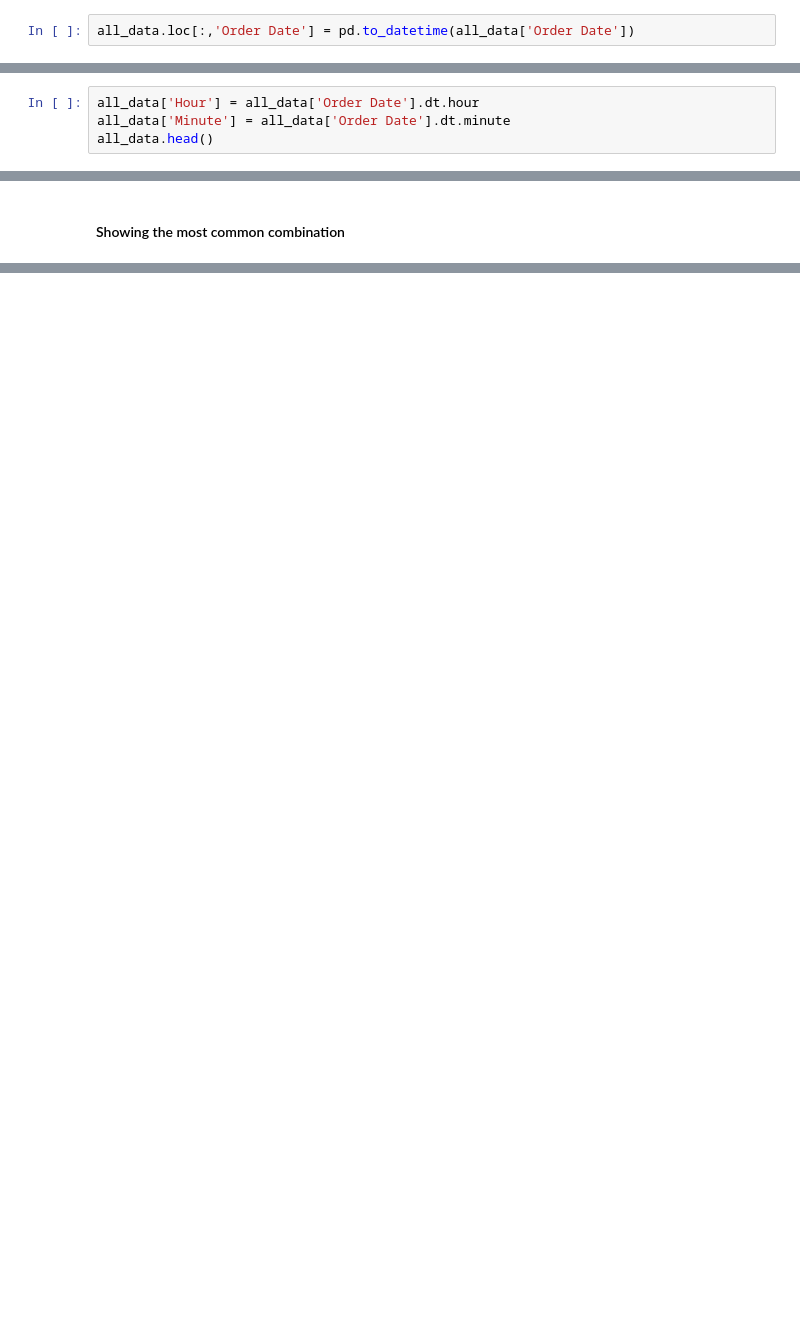
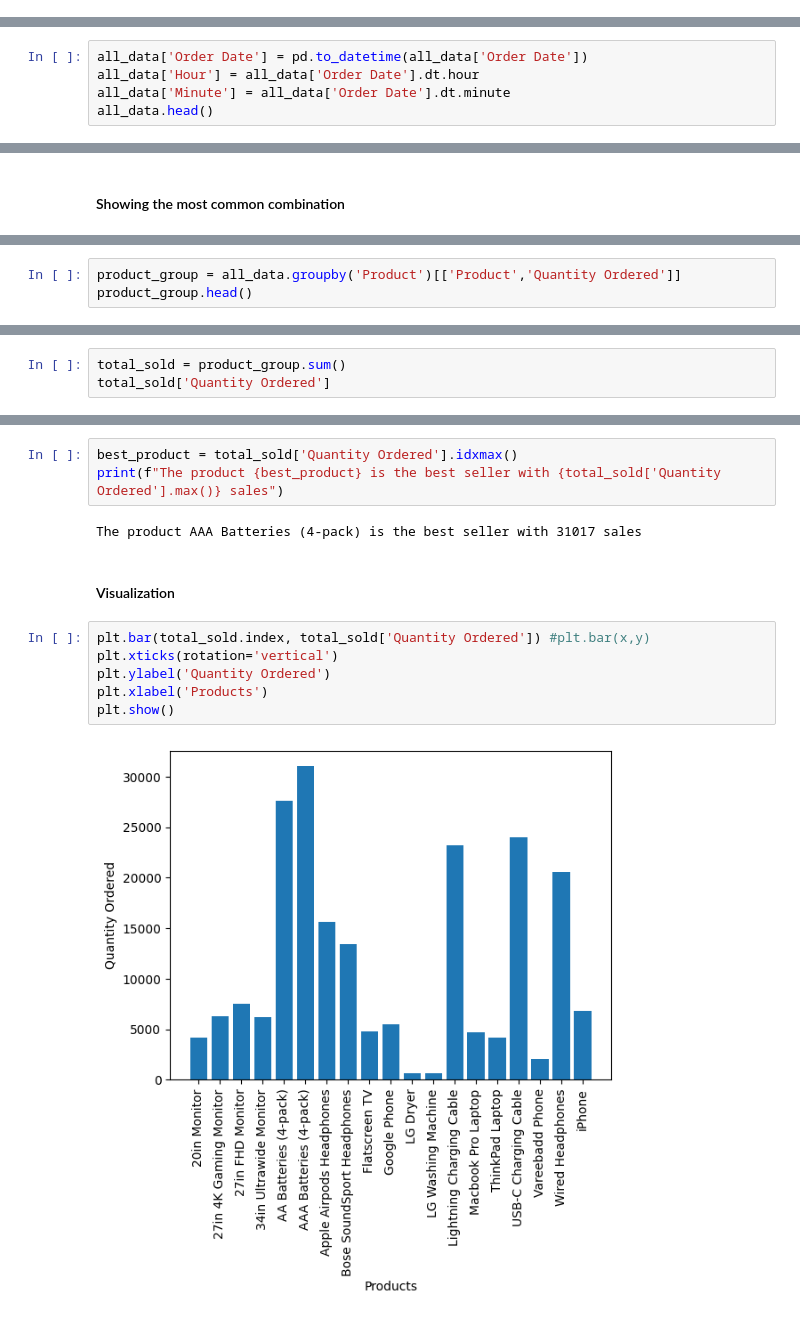
Before and after one commit to cocimano/-ProjectsAndPractice-, a Jupyter notebook: Projects-Data Science/Sales Data/Pandas-Data-Science-Tasks-master/SalesAnalysis/MyAnalysis.ipynb, the cells around one changed output, grey strips where cells are left out. Cells and saved outputs as stored; diff of their text form; blank space fills up the shorter version.

Commit message:
First data science project finished :D

```diff
--- a/Projects-Data Science/Sales Data/Pandas-Data-Science-Tasks-master/SalesAnalysis/MyAnalysis.ipynb
+++ b/Projects-Data Science/Sales Data/Pandas-Data-Science-Tasks-master/SalesAnalysis/MyAnalysis.ipynb
@@ -162,8 +162,7 @@ plt.show()
-# %%
-all_data.loc[:,'Order Date'] = pd.to_datetime(all_data['Order Date'])
 # %% [markdown]
 #### Add Hour and Minute Columns
 # %%
+all_data['Order Date'] = pd.to_datetime(all_data['Order Date'])
 all_data['Hour'] = all_data['Order Date'].dt.hour
 all_data['Minute'] = all_data['Order Date'].dt.minute
 all_data.head()
@@ -309,0 +279,3 @@ The products that are most often sold together are ('Google Phone', 'USB-C Charg
+# %%
+product_group = all_data.groupby('Product')[['Product','Quantity Ordered']]
+product_group.head()
@@ -309,0 +298,3 @@ The products that are most often sold together are ('Google Phone', 'USB-C Charg
+# %%
+total_sold = product_group.sum()
+total_sold['Quantity Ordered']
@@ -309,0 +321,15 @@ The products that are most often sold together are ('Google Phone', 'USB-C Charg
+# %%
+best_product = total_sold['Quantity Ordered'].idxmax()
+print(f"The product {best_product} is the best seller with {total_sold['Quantity Ordered'].max()} sales")
+# %% [output]
+The product AAA Batteries (4-pack) is the best seller with 31017 sales
+# %% [markdown]
+#### Visualization
+# %%
+plt.bar(total_sold.index, total_sold['Quantity Ordered']) #plt.bar(x,y)
+plt.xticks(rotation='vertical')
+plt.ylabel('Quantity Ordered')
+plt.xlabel('Products')
+plt.show()
+# %% [output]
+[figure, added]
```
Also changed, not shown: parts of 17 cells of this notebook.
